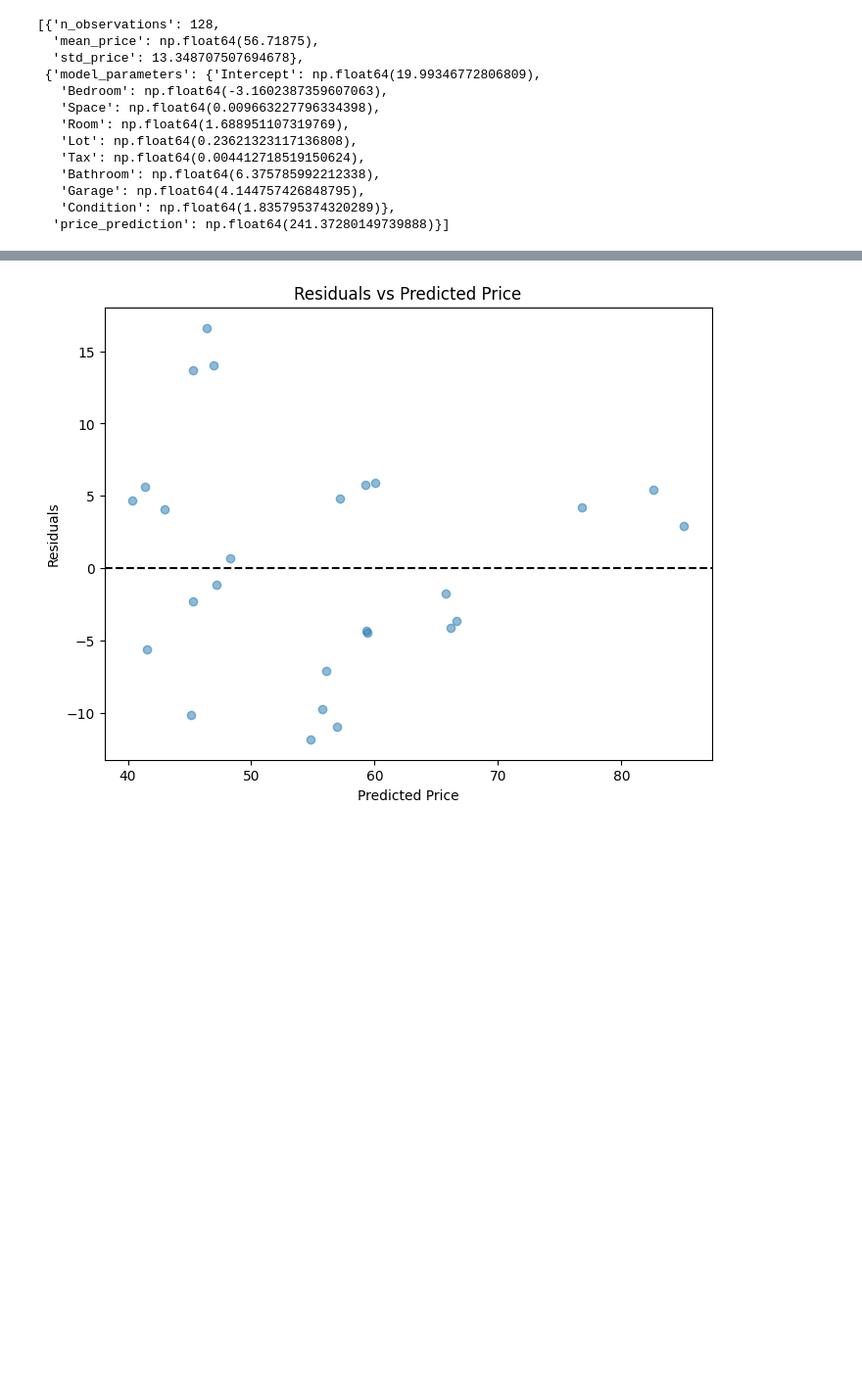
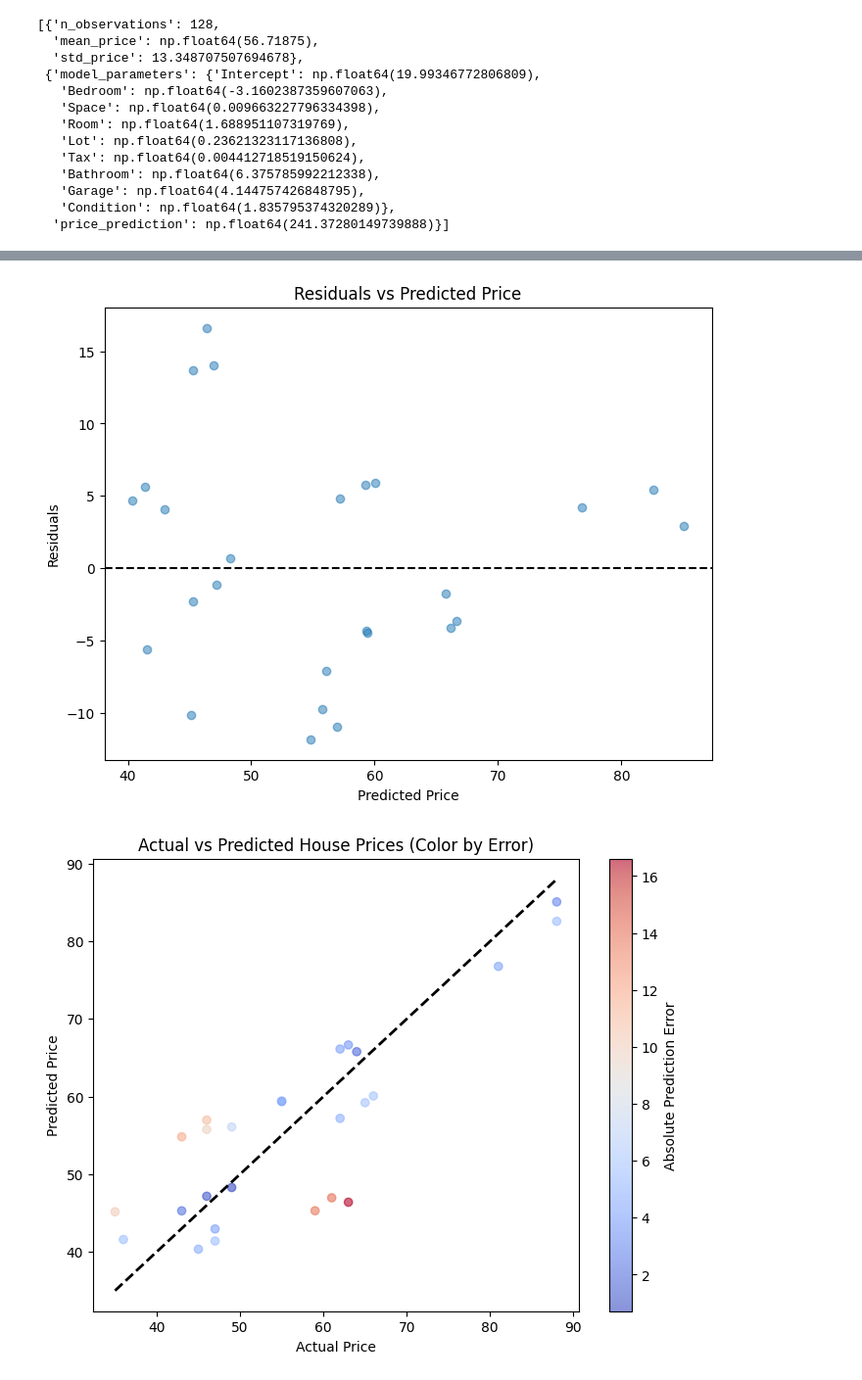
Before and after one commit to Akshaykumarmundrathi/HousePricePrediction, a Jupyter notebook: HousePricePrediction.ipynb, the cells around one changed output, grey strips where cells are left out. Shown: that part at 98% size. Drawn from its saved outputs; the diff is of its cells as text; code cells hidden in the pictures; blank space fills up the shorter version.

```diff
--- a/HousePricePrediction.ipynb
+++ b/HousePricePrediction.ipynb
@@ -146,40 +146,49 @@ plt.xlabel('Predicted Price')
 plt.ylabel('Residuals')
 plt.title('Residuals vs Predicted Price')
 plt.show()
-
+residuals = y_test - y_pred
+plt.figure(figsize=(8, 6))
+scatter = plt.scatter(y_test, y_pred, c=abs(residuals), cmap='coolwarm', alpha=0.6)
+plt.plot([y_test.min(), y_test.max()], [y_test.min(), y_test.max()], 'k--', lw=2)
+plt.xlabel('Actual Price')
+plt.ylabel('Predicted Price')
+plt.title('Actual vs Predicted House Prices (Color by Error)')
+plt.colorbar(scatter, label='Absolute Prediction Error')
+plt.show()
 # 4. Prediction for Specific House
 
-# Example house: Bedroom=3, Space=1500, Room=8, Lot=40, Tax=40000, Bathroom=2, Garage=1, Condition=0 (bad)
+# house: Bedroom=3, Space=1500, Room=8, Lot=40, Tax=40000, Bathroom=2, Garage=1, Condition=0 (bad)
 house_data = [[3, 1500, 8, 40, 40000, 2, 1, 0]]
 predicted_price = model.predict(house_data)[0]
 
 print('\nPredicted Price for the Example House:')
 print(f'${predicted_price:,.2f}')
 
 # 5. Model Parameters (Optional: Print coefficients and intercept)
 params = {'Intercept': model.intercept_}
 for i, col in enumerate(X.columns):
     params[col] = model.coef_[i]
 
 print('\nModel Parameters:')
 for key, value in params.items():
     print(f'{key}: {value:.2f}')
 # %% [output]
 [figure]
 [figure]
 [figure]
 [figure]
 [figure]
 [figure]
 [figure]
 [figure]
 [figure]
 Model Performance:
 R-squared: 0.70
 Mean Absolute Error (MAE): $6.37
 Root Mean Squared Error (RMSE): $7.59
 [figure]
 [figure]
+[figure, added]
 Predicted Price for the Example House:
 $199.58
 
```
